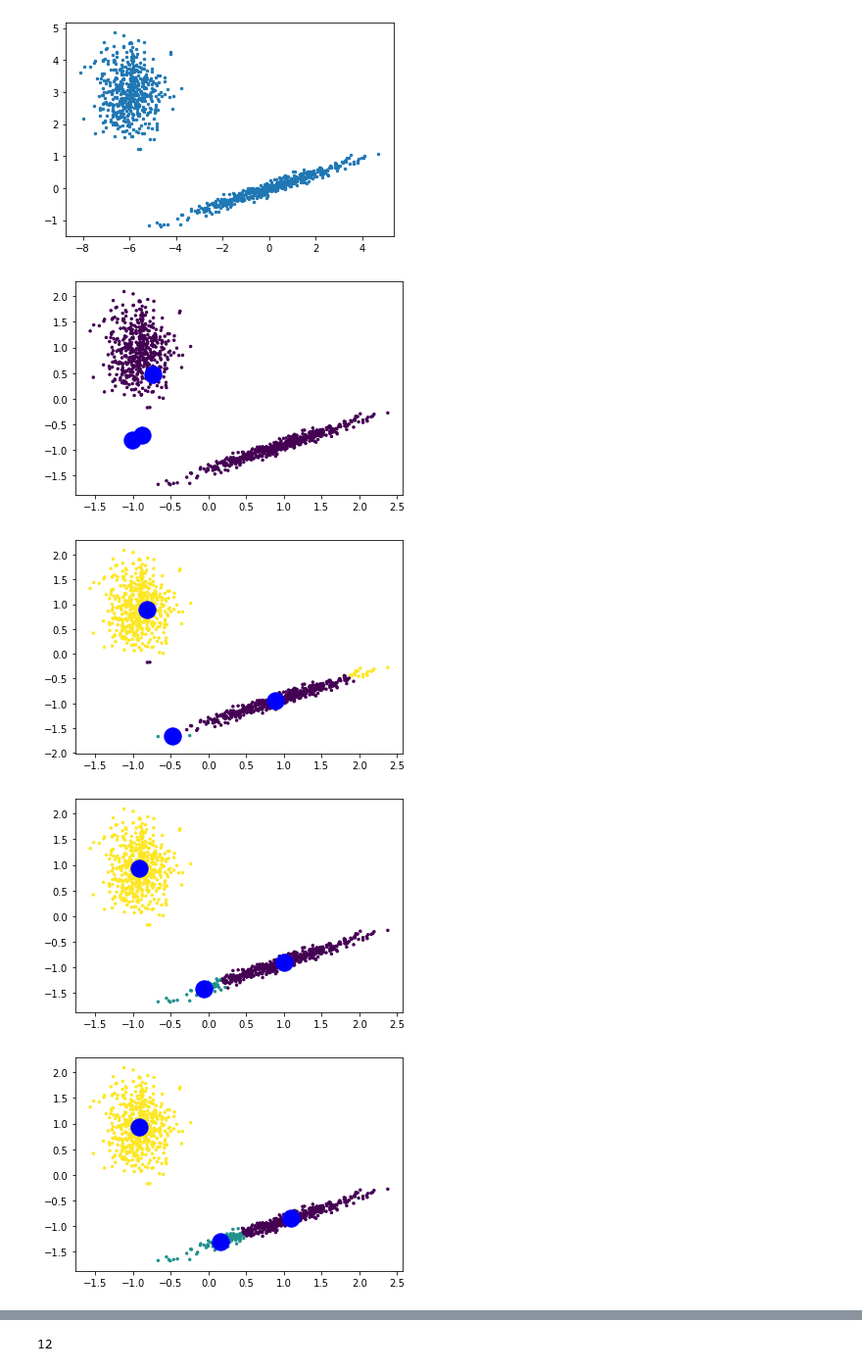
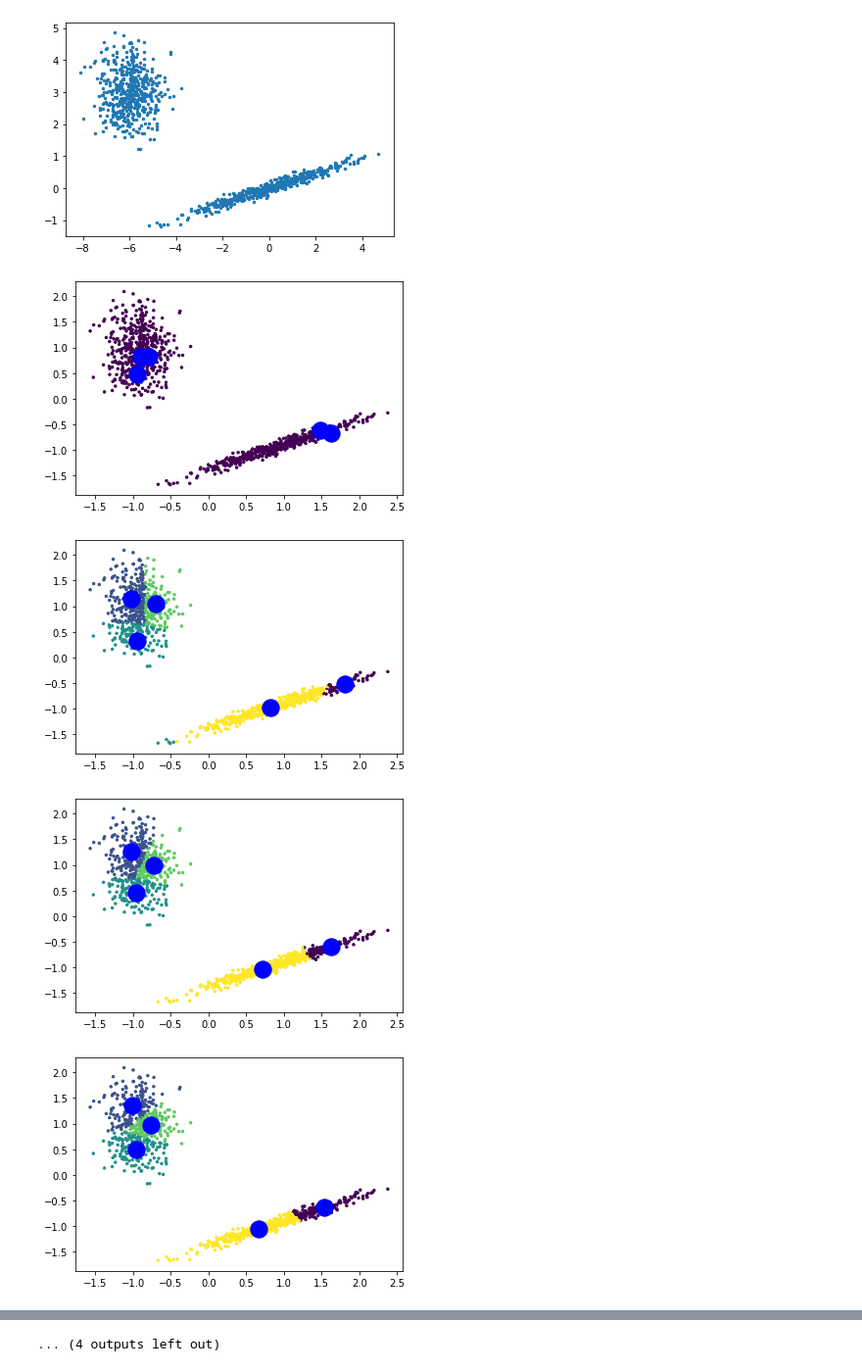
Before and after one commit to rapaperro88/kmeans-from-scratch, a Jupyter notebook: Révision - Kmeans from scratch.ipynb, the cells around one changed output, grey strips where cells are left out. Shown at 98% size. Drawn from its saved outputs; the diff is of its cells as text; code cells hidden in the pictures.

Commit message:
Add files via upload
Corrected [np.mean, generate_k_centroids] bugs

```diff
--- a/Révision - Kmeans from scratch.ipynb
+++ b/Révision - Kmeans from scratch.ipynb
@@ -70,52 +70,49 @@ def compute_new_centroids(k, data, labels, centroids):
 
 def KMeans_scratch(data, k, decimals, metric="l2", scaler="StandardScaler", plots=False):
 
     # STANDARD SCALER
     if scaler == "StandardScaler" :
         from sklearn.preprocessing import StandardScaler
         data = StandardScaler().fit_transform(data)
     else:
         data = data.values
 
-    # VALEURS INITIALES
-    centroids = choice_random_centroids(k, data) # calls choice_random_centroids function
-    distances_array = np.zeros((data.shape[0], k)) # distances initiales = 0
-    C_static = False  # mouvement initial des centroïdes
+    # INITIAL VALUES
+    centroids = choose_random_centroids(k, data) # calls choose_random_centroids function
+    distances_array = np.zeros((data.shape[0], k)) # init distances = 0
     labels = np.zeros(data.shape[0],)
+    C_static = False   # initial condition on centroid movement
 
-    if plots : plot_with_centroids_and_labels(data, centroids, labels)
+    if plots : plot_with_centroids_and_labels(data, centroids, labels) #### PLOT ####
+    count = 0   #### COUNTER ####
 
-    count = 0
     while C_static == False :
 
-        # Stocker les positions des centroïdes avant de les recalculer
+        # Old centroid record
         import copy
         old_centroids = copy.deepcopy(centroids)
 
-#         old_centroids = centroids
-
-        # Calcul des distances : OK
+        # Compute distances to centtroids
         distances_array = compute_distances(k, metric, data, centroids, distances_array)
 
-        # Labeliser les points : OK
+        # Label points
         labels = np.argmin(distances_array, axis=1)
 
-        # calculer les positions des barycentres = nouveaux centroïdes : OK
+        # Compute mass centers and update centrid position
         centroids = compute_new_centroids(k, data, labels, centroids)
 
-        # update C_movement variable : OK
+        # update C_movement variable
         C_static = determine_C_movement(centroids, old_centroids, decimals)
 
-        if plots : plot_with_centroids_and_labels(data, centroids, labels)
+        if plots : plot_with_centroids_and_labels(data, centroids, labels) #### PLOT ####
 
-        count += 1
+        count += 1    #### COUNTER ####
 
-#     return centroids, labels, count
-    return count
+    return centroids, labels, count
 
-KMeans_scratch(data, 3, 3, plots=True)
+KMeans_scratch(data, 5, 3, plots=True)
 # %% [output]
-[figure, old version]
+[figure, new version]
-[figure, old version]
+[figure, new version]
-[figure, old version]
+[figure, new version]
-[figure, old version]
+[figure, new version]
@@ -131 +127 @@ KMeans_scratch(data, 3, 3, plots=True)
-12
+... (4 outputs left out)
```
Also changed, not shown: parts of 3 cells of this notebook.
